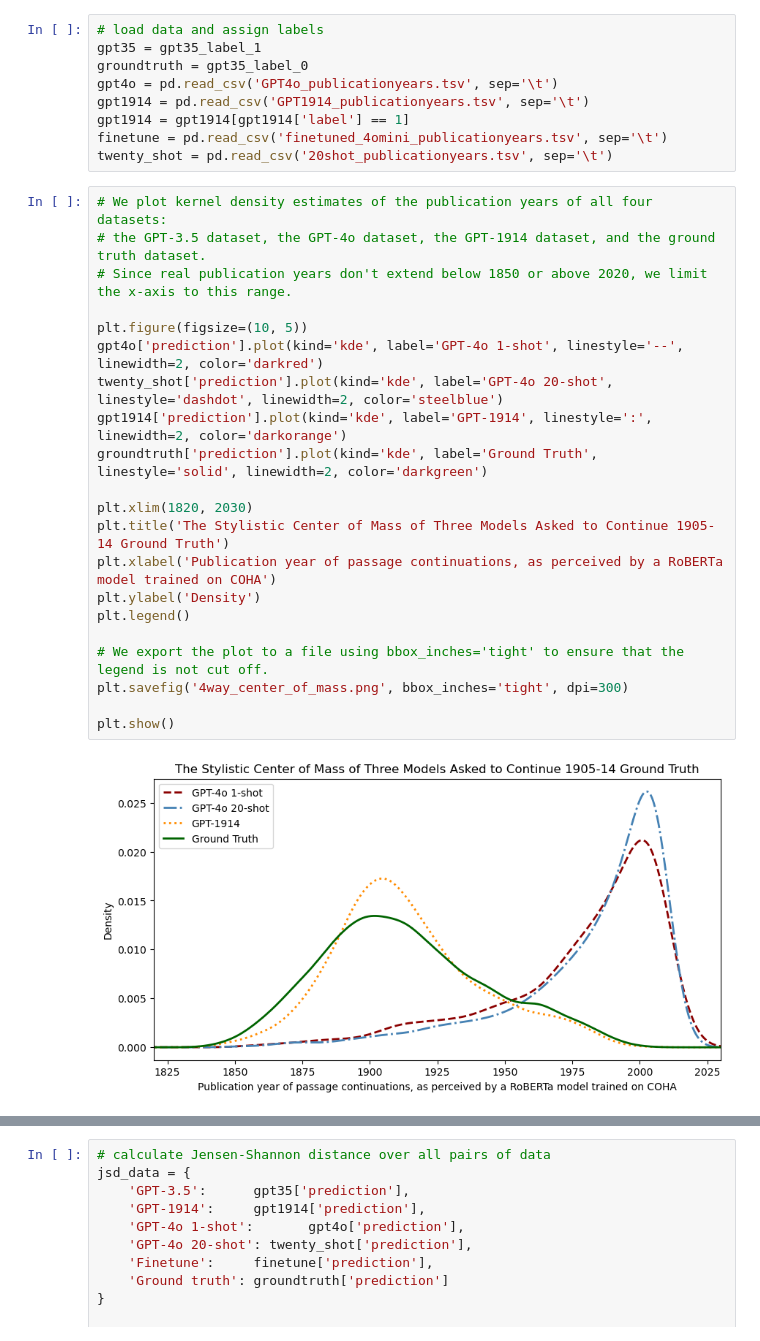
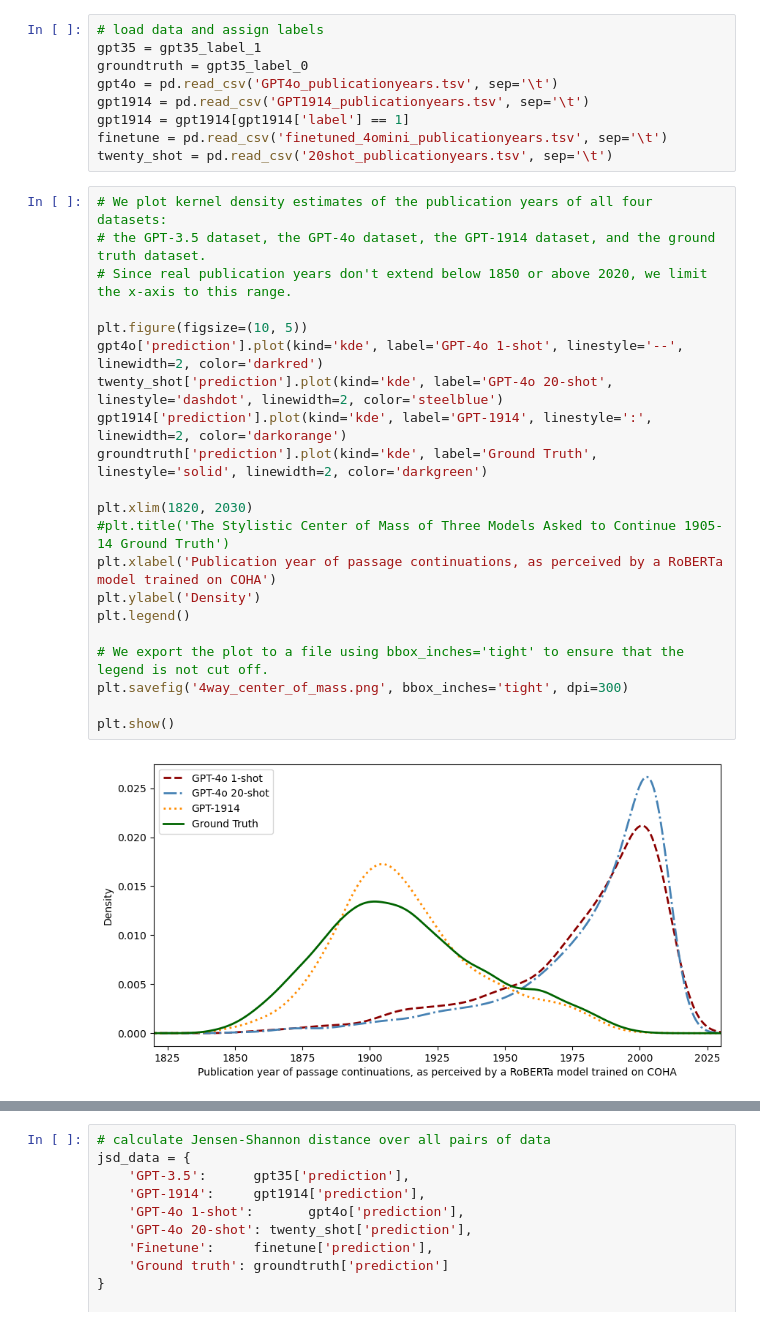
Before and after one commit to Historical-AI-Lab/GPT-1914, a Jupyter notebook: anachronism/VisualizePublicationYears.ipynb, the cells around one changed output, grey strips where cells are left out. Saved outputs shown, nothing was run; the diff lists cells and outputs as text.

Commit message:
Remove titles from figures

```diff
--- a/anachronism/VisualizePublicationYears.ipynb
+++ b/anachronism/VisualizePublicationYears.ipynb
@@ -78,26 +78,26 @@ twenty_shot = pd.read_csv('20shot_publicationyears.tsv', sep='\t')
 # %%
 # We plot kernel density estimates of the publication years of all four datasets:
 # the GPT-3.5 dataset, the GPT-4o dataset, the GPT-1914 dataset, and the ground truth dataset.
 # Since real publication years don't extend below 1850 or above 2020, we limit the x-axis to this range.
 
 plt.figure(figsize=(10, 5))
 gpt4o['prediction'].plot(kind='kde', label='GPT-4o 1-shot', linestyle='--', linewidth=2, color='darkred')
 twenty_shot['prediction'].plot(kind='kde', label='GPT-4o 20-shot', linestyle='dashdot', linewidth=2, color='steelblue')
 gpt1914['prediction'].plot(kind='kde', label='GPT-1914', linestyle=':', linewidth=2, color='darkorange')
 groundtruth['prediction'].plot(kind='kde', label='Ground Truth', linestyle='solid', linewidth=2, color='darkgreen')
 
 plt.xlim(1820, 2030)
-plt.title('The Stylistic Center of Mass of Three Models Asked to Continue 1905-14 Ground Truth')
+#plt.title('The Stylistic Center of Mass of Three Models Asked to Continue 1905-14 Ground Truth')
 plt.xlabel('Publication year of passage continuations, as perceived by a RoBERTa model trained on COHA')
 plt.ylabel('Density')
 plt.legend()
 
 # We export the plot to a file using bbox_inches='tight' to ensure that the legend is not cut off.
 plt.savefig('4way_center_of_mass.png', bbox_inches='tight', dpi=300)
 
 plt.show()
 # %% [output]
-[figure, old version]
+[figure, new version]
 # %%
 # We plot kernel density estimates of the publication years of all four datasets:
 # the GPT-3.5 dataset, the GPT-4o dataset, the GPT-1914 dataset, and the ground truth dataset.
```
Also changed, not shown: parts of 2 cells of this notebook, 3 other files.
